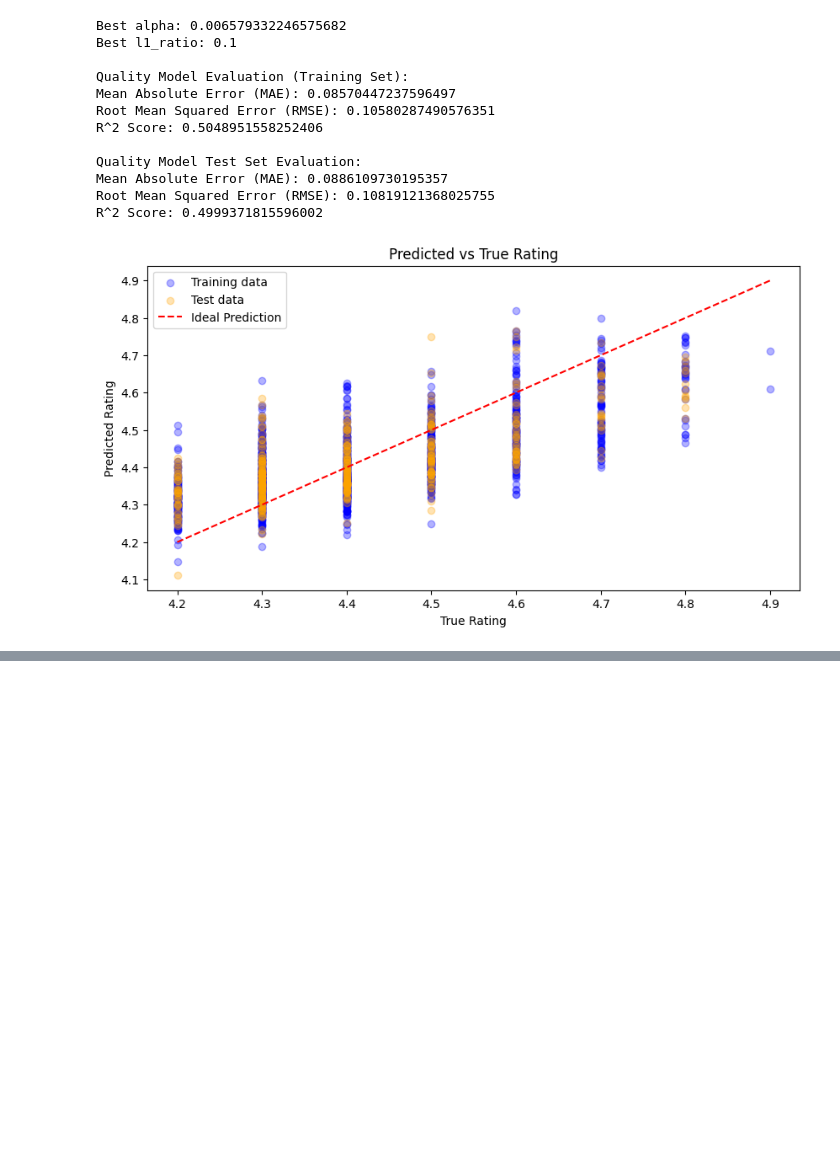
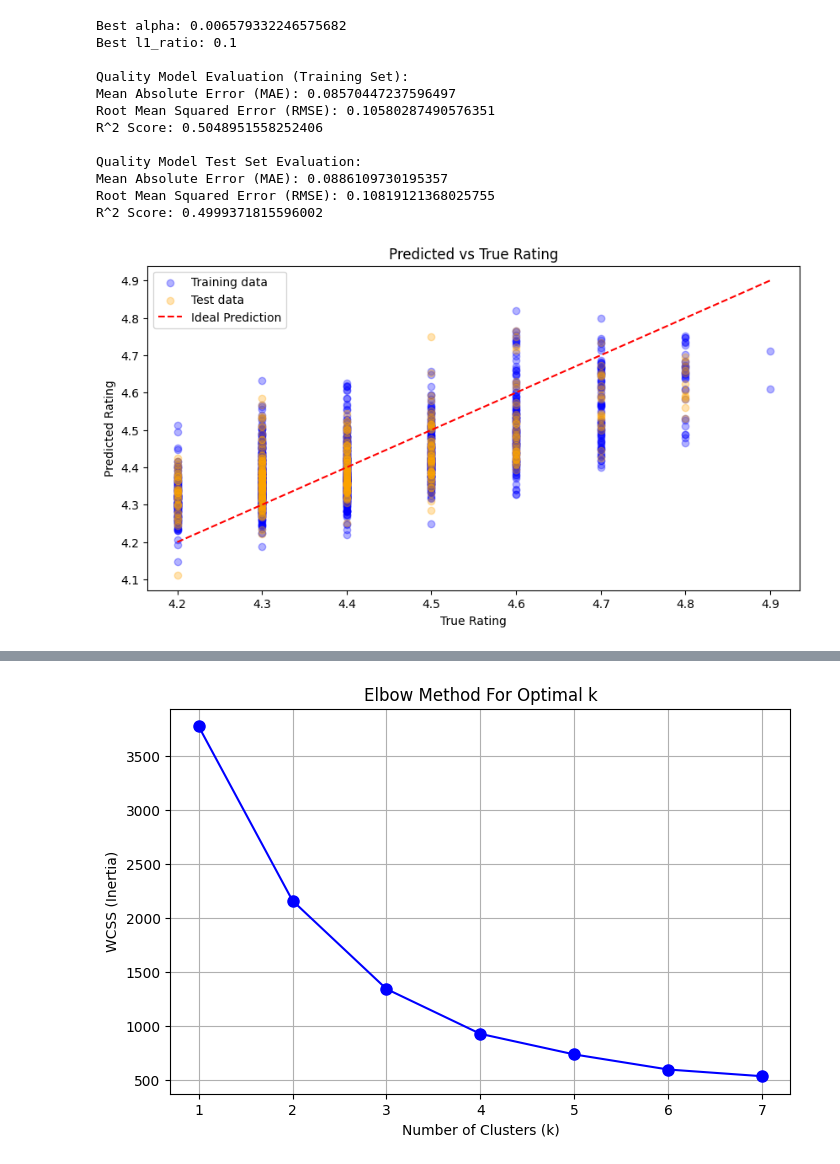
Before and after one commit to SailorJens/ML_Uni_Notebooks, a Jupyter notebook: week5_wine_testing.ipynb, the cells around one changed output, grey strips where cells are left out. Saved outputs shown, nothing was run; the diff lists cells and outputs as text; code cells hidden in the pictures; blank space fills up the shorter version.

```diff
--- a/week5_wine_testing.ipynb
+++ b/week5_wine_testing.ipynb
@@ -410,0 +413,87 @@ R^2 Score: 0.4999371815596002
+# %%
+from sklearn.datasets import make_blobs
+from sklearn.cluster import KMeans
+import matplotlib.pyplot as plt
+
+
+
+features_quality_columns = ['price_log', 'age_log', 'is_nv', 'body'] + type_columns + winery_columns + wine_columns + region_columns
+df_features_quality = df[features_quality_columns]
+
+# Use StandardScaler to scale the features
+
+scaler_quality = StandardScaler()
+scaler_quality.fit(df_features_quality)
+df_features_quality_std = scaler_quality.transform(df_features_quality)
+
+
+# Create an elbow curve to identify the best number of clusters for L-means++
+
+X = df_features_quality.values
+
+# Dimensionality reduction
+
+from sklearn.decomposition import PCA
+pca = PCA(n_components=2)
+X_pca = pca.fit_transform(df_features_quality)
+
+
+
+
+wcss = []
+k_values = range(1, 8)
+
+for k in k_values:
+    kmeans = KMeans(n_clusters=k, init='k-means++', random_state=42)
+    kmeans.fit(X_pca)
+    wcss.append(kmeans.inertia_)  # inertia_ = WCSS
+
+# Plot Elbow Curve
+plt.figure(figsize=(8, 5))
+plt.plot(k_values, wcss, 'bo-', markersize=8)
+plt.xlabel('Number of Clusters (k)')
+plt.ylabel('WCSS (Inertia)')
+plt.title('Elbow Method For Optimal k')
+plt.grid(True)
+plt.show()
+
+n_clusters=2
+# Fit KMeans
+kmeans = KMeans(n_clusters=n_clusters)
+labels = kmeans.fit_predict(X_pca)
+
+
+
+plt.figure(figsize=(8, 5))
+plt.scatter(X_pca[:, 0], X_pca[:, 1], c=labels, cmap='viridis')
+plt.title("KMeans Clustering (PCA Projection)")
+plt.xlabel("PCA Component 1")
+plt.ylabel("PCA Component 2")
+plt.grid(True)
+plt.show()
+
+from sklearn.metrics import silhouette_samples
+import matplotlib.pyplot as plt
+import numpy as np
+
+sil_vals = silhouette_samples(X_pca, labels)
+y_lower = 10
+
+plt.figure(figsize=(8,6))
+for i in range(n_clusters):
+    cluster_sil_vals = sil_vals[labels == i]
+    cluster_sil_vals.sort()
+    size_cluster = cluster_sil_vals.shape[0]
+    y_upper = y_lower + size_cluster
+    plt.fill_betweenx(np.arange(y_lower, y_upper),
+                      0, cluster_sil_vals)
+    plt.text(-0.05, y_lower + 0.5 * size_cluster, str(i))
+    y_lower = y_upper + 10
+
+plt.axvline(np.mean(sil_vals), color="red", linestyle="--")
+plt.xlabel("Silhouette Coefficient")
+plt.ylabel("Cluster")
+plt.title("Silhouette Plot")
+plt.show()
+# %% [output]
+[figure, added]
```
Also changed, not shown: parts of 16 cells of this notebook.
